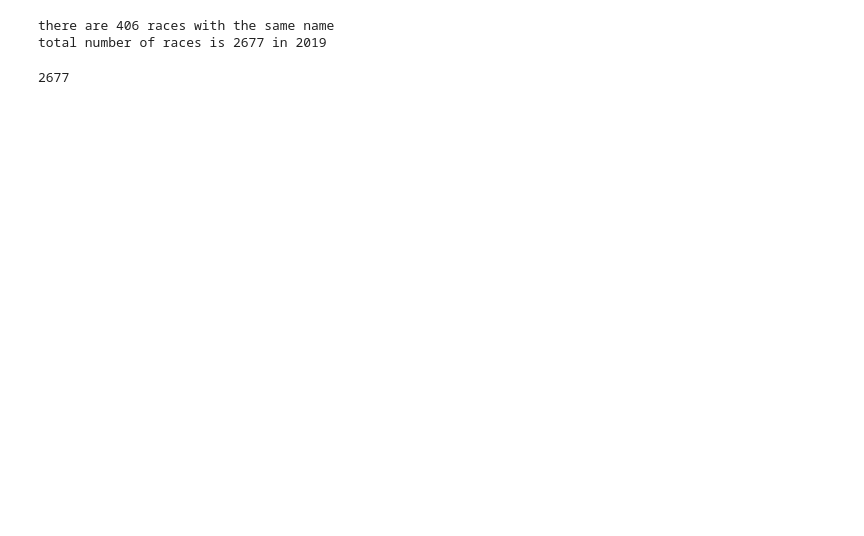
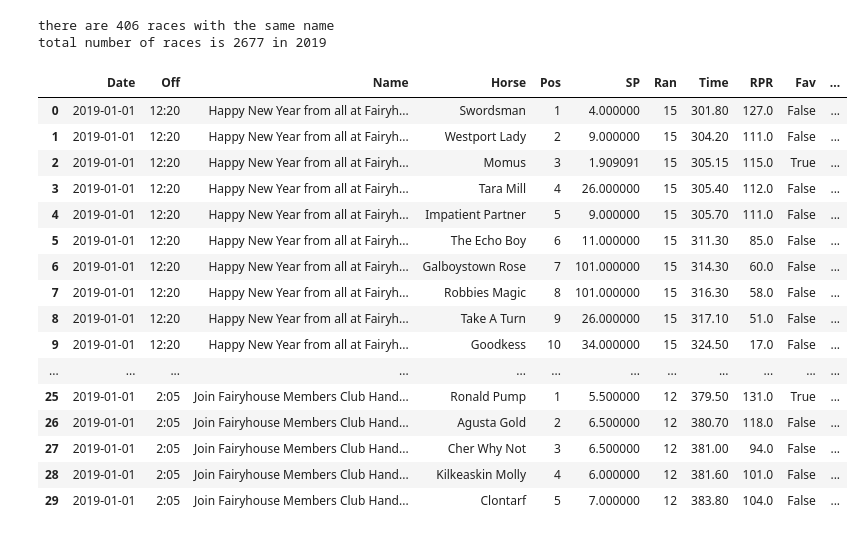
Before and after one commit to nizcode/horse_racing, a Jupyter notebook: racing_cleaning.ipynb, the cells around one changed output. Drawn from its saved outputs; the diff is of its cells as text; code cells hidden in the pictures; blank space fills up the shorter version.

Commit message:
Unique ID for each race problem = Solved

```diff
--- a/racing_cleaning.ipynb
+++ b/racing_cleaning.ipynb
@@ -174,51 +174,72 @@ total number of races is 2677 in 2019
 
 UID = list()
 racesnu = grpDN.ngroups
 for i in range(racesnu):
     UID.append('2019'+(str(i+1)))
 
 #append value to a already excisting key
 #https://thispointer.com/python-how-to-add-append-key-value-pairs-in-dictionary-using-dict-update/#:~:text=this'%3A%2043%7D-,Append%20multiple%20key%20value%20pair%20in%20dictionary,it%20will%20update%20its%20value.
 def append_value(dict_obj, key, value):
     # Check if key exist in dict or not
     if key in dict_obj:
         # Key exist in dict.
         # Check if type of value of key is list or not
         if not isinstance(dict_obj[key], list):
             # If type is not list then make it list
             dict_obj[key] = [dict_obj[key]]
         # Append the value in list
         dict_obj[key].append(value)
     else:
         # As key is not in dict,
         # so, add key-value pair
         dict_obj[key] = value
 
 
-#Going to append a list of UID that is the length of the number of horses that ran the race
-#to each race which grouped into the dicG dictionary
-#This doesn't work loop takes too long
+#Still trying to find a way to easily assign UIDs
+#Trying not to do any real complicated loops
+#If you look at the pattern of 'Ran'
+#it looks something like 3,3,3,4,4,4,4,2,2
+#if I turn that list into 3,4,2 , Ie  first race 3 ran 2nd race 4 ran etc
+#Then i can create a list that goes like:
+    #repeat UID 3 times then repeat the next UID 4 times etc
 
-#for key in dicG:
- #   for i in UID:
-  #      ran = len(dicG[key])
-   #     lsUID = sorted([i]*ran)
-    #    append_value(dicG,key,lsUID)
+lsRan = list(sm_df['Ran'])
 
-#Trying to think of how to assign a unique ID
+for i, x in enumerate(lsRan):
+    del lsRan[i+1:i+x]
 
+#the loop below confirms that there is in fact 2677 not 2663
+cnt =0
+test = dict(sm_df['Ran'].value_counts())
+for keys in test:
+    cnt += (test[keys]/keys)
 
+lsUID = [] #list of all the UIDs that can go in the dataframe
+for i in range(len(UID)):
+    lc = [UID[i]]*lsRan[i]
+    for j in lc:
+        lsUID.append(j)
+sm_df['UID']=lsUID
 
-#lsUID = list()
-#for i in range(sm_df.shape[0]):
- #   for key in dicG:
-  #      if i in dicG[key]:
-   #        lsUID.append(i)
-    #    continue
-
-len(UID)
+#Now each race a UID
 # %% [output]
-2677
+|  | Date | Off | Name | Horse | Pos | SP | Ran | Time | RPR | Fav | ... |
+| 0 | 2019-01-01 | 12:20 | Happy New Year from all at Fairyh... | Swordsman | 1 | 4.000000 | 15 | 301.80 | 127.0 | False | ... |
+| 1 | 2019-01-01 | 12:20 | Happy New Year from all at Fairyh... | Westport Lady | 2 | 9.000000 | 15 | 304.20 | 111.0 | False | ... |
+| 2 | 2019-01-01 | 12:20 | Happy New Year from all at Fairyh... | Momus | 3 | 1.909091 | 15 | 305.15 | 115.0 | True | ... |
+| 3 | 2019-01-01 | 12:20 | Happy New Year from all at Fairyh... | Tara Mill | 4 | 26.000000 | 15 | 305.40 | 112.0 | False | ... |
+| 4 | 2019-01-01 | 12:20 | Happy New Year from all at Fairyh... | Impatient Partner | 5 | 9.000000 | 15 | 305.70 | 111.0 | False | ... |
+| 5 | 2019-01-01 | 12:20 | Happy New Year from all at Fairyh... | The Echo Boy | 6 | 11.000000 | 15 | 311.30 | 85.0 | False | ... |
+| 6 | 2019-01-01 | 12:20 | Happy New Year from all at Fairyh... | Galboystown Rose | 7 | 101.000000 | 15 | 314.30 | 60.0 | False | ... |
+| 7 | 2019-01-01 | 12:20 | Happy New Year from all at Fairyh... | Robbies Magic | 8 | 101.000000 | 15 | 316.30 | 58.0 | False | ... |
+| 8 | 2019-01-01 | 12:20 | Happy New Year from all at Fairyh... | Take A Turn | 9 | 26.000000 | 15 | 317.10 | 51.0 | False | ... |
+| 9 | 2019-01-01 | 12:20 | Happy New Year from all at Fairyh... | Goodkess | 10 | 34.000000 | 15 | 324.50 | 17.0 | False | ... |
+| ... | ... | ... | ... | ... | ... | ... | ... | ... | ... | ... | ... |
+| 25 | 2019-01-01 | 2:05 | Join Fairyhouse Members Club Hand... | Ronald Pump | 1 | 5.500000 | 12 | 379.50 | 131.0 | True | ... |
+| 26 | 2019-01-01 | 2:05 | Join Fairyhouse Members Club Hand... | Agusta Gold | 2 | 6.500000 | 12 | 380.70 | 118.0 | False | ... |
+| 27 | 2019-01-01 | 2:05 | Join Fairyhouse Members Club Hand... | Cher Why Not | 3 | 6.500000 | 12 | 381.00 | 94.0 | False | ... |
+| 28 | 2019-01-01 | 2:05 | Join Fairyhouse Members Club Hand... | Kilkeaskin Molly | 4 | 6.000000 | 12 | 381.60 | 101.0 | False | ... |
+| 29 | 2019-01-01 | 2:05 | Join Fairyhouse Members Club Hand... | Clontarf | 5 | 7.000000 | 12 | 383.80 | 104.0 | False | ... |
 # %%
 #Still trying to find a way to easily assign UIDs
 #Trying not to do any real complicated loops
```
Also changed, not shown: parts of 5 cells of this notebook, 1 other file.
